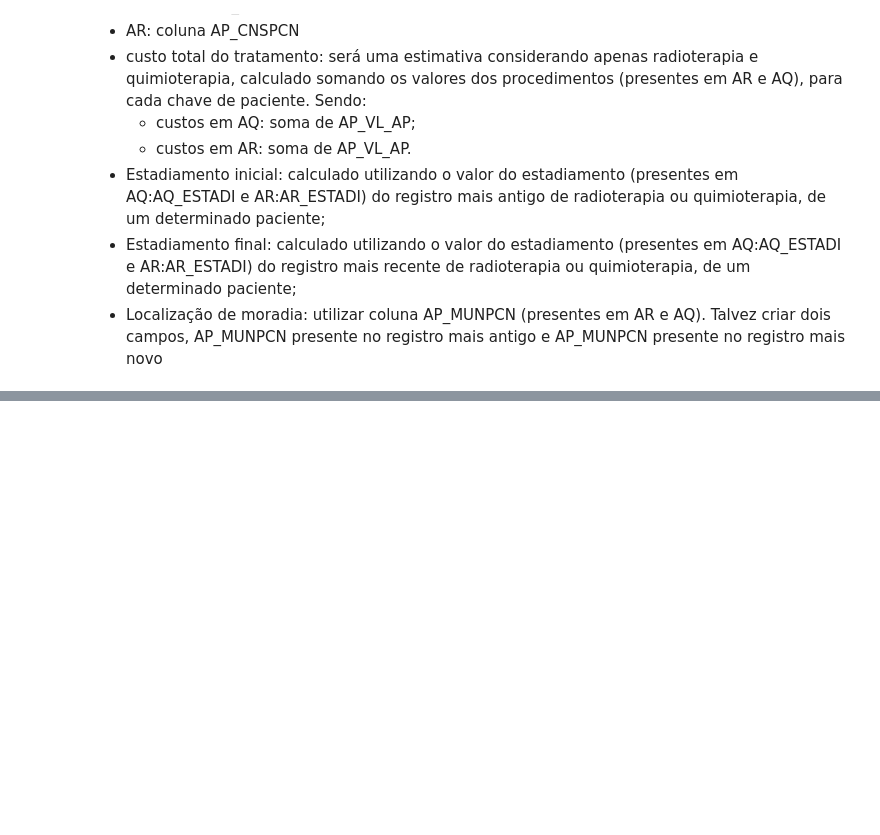
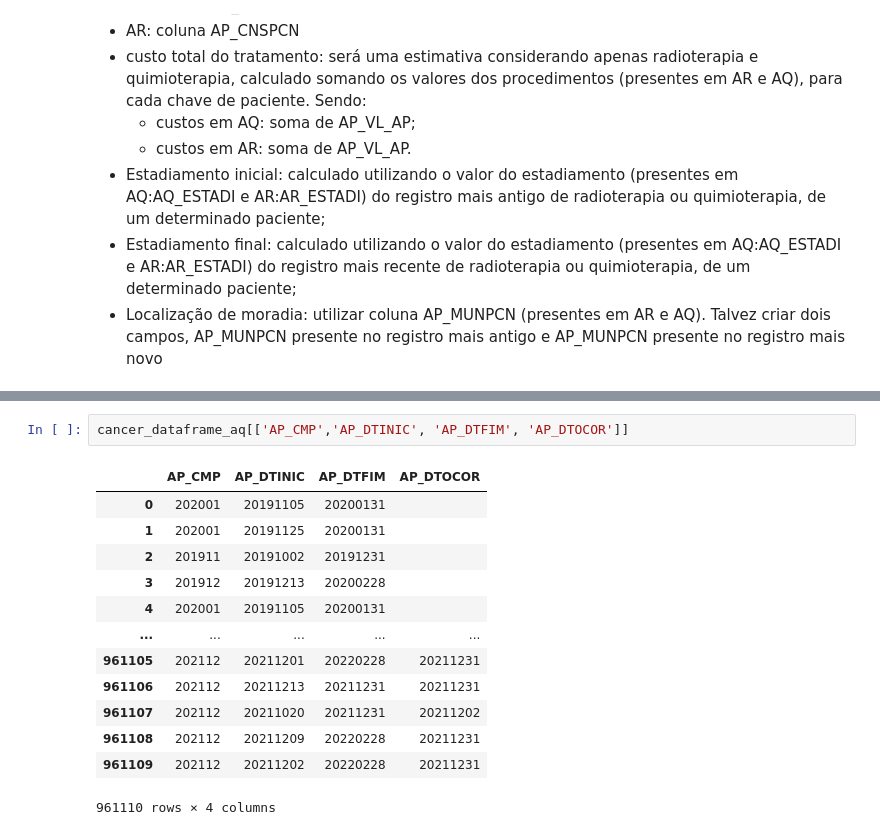
Before and after one commit to heber-augusto/sus-kpis-analysis, a Jupyter notebook: sia/indicadores_monitor_rosa_sia_pa.ipynb, the cells around one changed output, grey strips where cells are left out. Saved outputs shown, nothing was run; the diff lists cells and outputs as text; blank space fills up the shorter version.

```diff
--- a/sia/indicadores_monitor_rosa_sia_pa.ipynb
+++ b/sia/indicadores_monitor_rosa_sia_pa.ipynb
@@ -294,0 +401,16 @@ Colunas:
+# %%
+cancer_dataframe_aq[['AP_CMP','AP_DTINIC', 'AP_DTFIM', 'AP_DTOCOR']]
+# %% [output]
+|  | AP_CMP | AP_DTINIC | AP_DTFIM | AP_DTOCOR |
+| 0 | 202001 | 20191105 | 20200131 |  |
+| 1 | 202001 | 20191125 | 20200131 |  |
+| 2 | 201911 | 20191002 | 20191231 |  |
+| 3 | 201912 | 20191213 | 20200228 |  |
+| 4 | 202001 | 20191105 | 20200131 |  |
+| ... | ... | ... | ... | ... |
+| 961105 | 202112 | 20211201 | 20220228 | 20211231 |
+| 961106 | 202112 | 20211213 | 20211231 | 20211231 |
+| 961107 | 202112 | 20211020 | 20211231 | 20211202 |
+| 961108 | 202112 | 20211209 | 20220228 | 20211231 |
+| 961109 | 202112 | 20211202 | 20220228 | 20211231 |
+961110 rows × 4 columns
```
Also changed, not shown: parts of 7 cells of this notebook.
